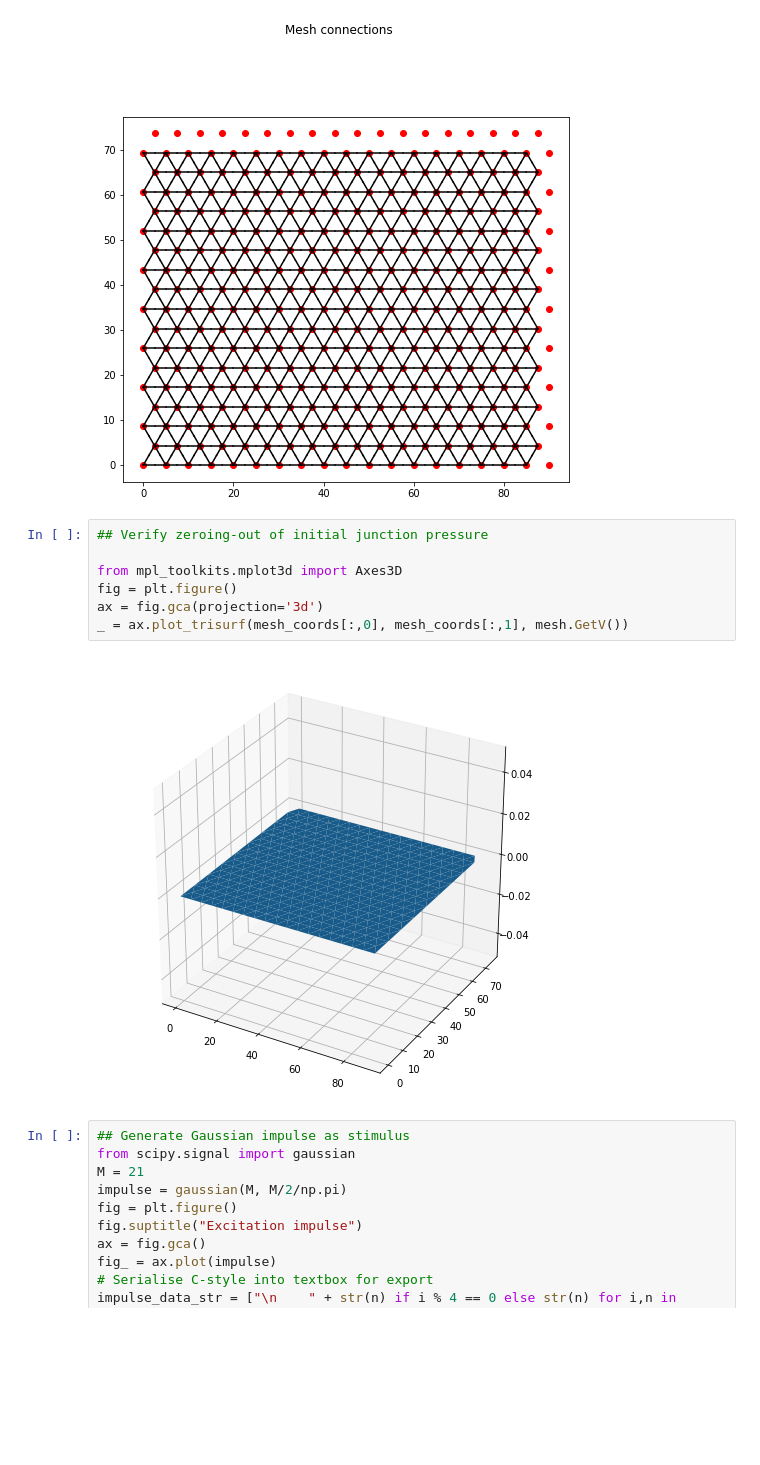
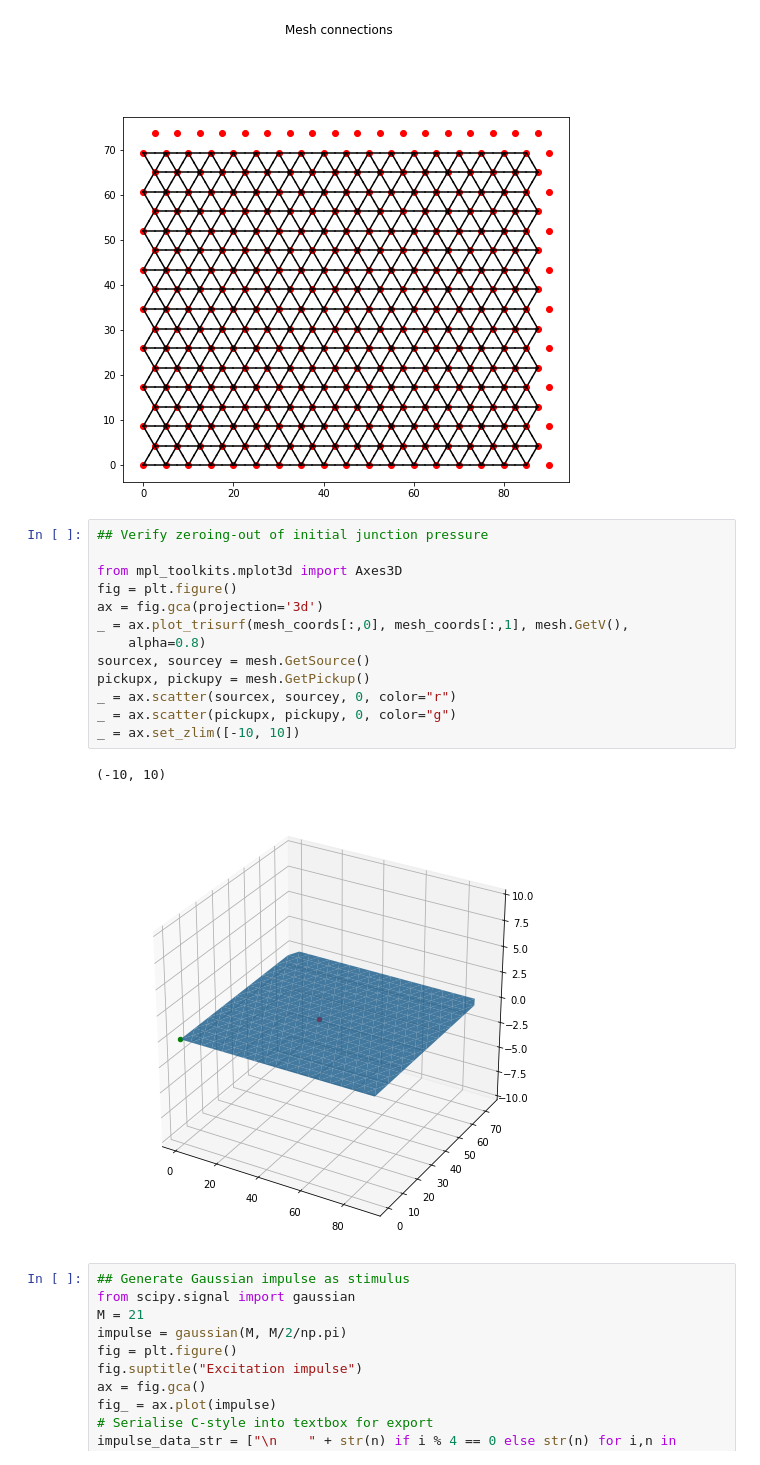
Before and after one commit to martelloni/virtualmembrane, a Jupyter notebook: PythonValidation.ipynb, the cells around one changed output. Saved outputs shown, nothing was run; the diff lists cells and outputs as text; blank space fills up the shorter version.

```diff
--- a/PythonValidation.ipynb
+++ b/PythonValidation.ipynb
@@ -80,12 +80,19 @@ for point_idx, point_coords in enumerate(mesh_coords):
 # %%
 ## Verify zeroing-out of initial junction pressure
 
 from mpl_toolkits.mplot3d import Axes3D
 fig = plt.figure()
 ax = fig.gca(projection='3d')
-_ = ax.plot_trisurf(mesh_coords[:,0], mesh_coords[:,1], mesh.GetV())
+_ = ax.plot_trisurf(mesh_coords[:,0], mesh_coords[:,1], mesh.GetV(),
+    alpha=0.8)
+sourcex, sourcey = mesh.GetSource()
+pickupx, pickupy = mesh.GetPickup()
+_ = ax.scatter(sourcex, sourcey, 0, color="r")
+_ = ax.scatter(pickupx, pickupy, 0, color="g")
+_ = ax.set_zlim([-10, 10])
 # %% [output]
+(-10, 10)
-[figure, old version]
+[figure, new version]
 # %%
 ## Generate Gaussian impulse as stimulus
 from scipy.signal import gaussian
```
Also changed, not shown: parts of 1 cell of this notebook, 3 other files.
